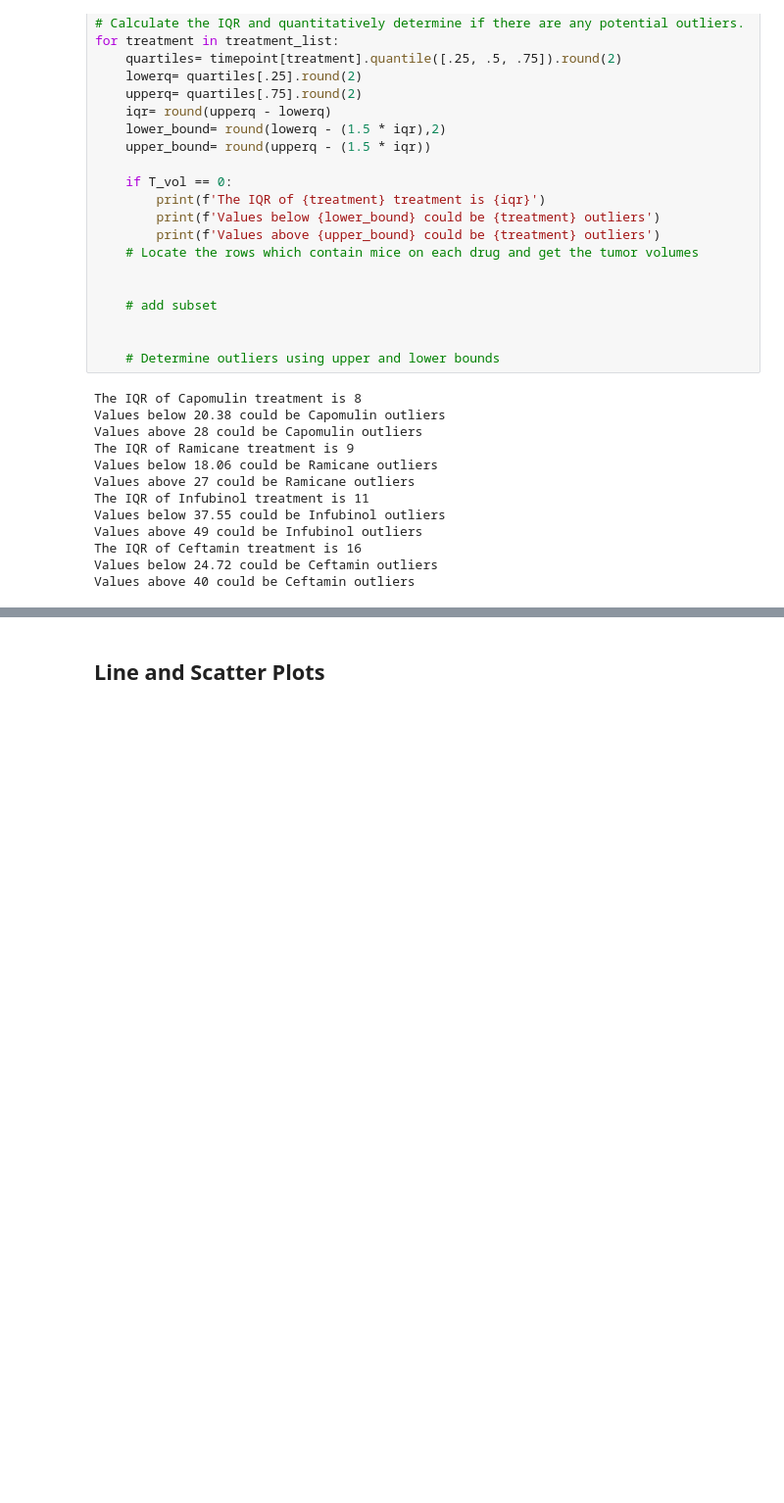
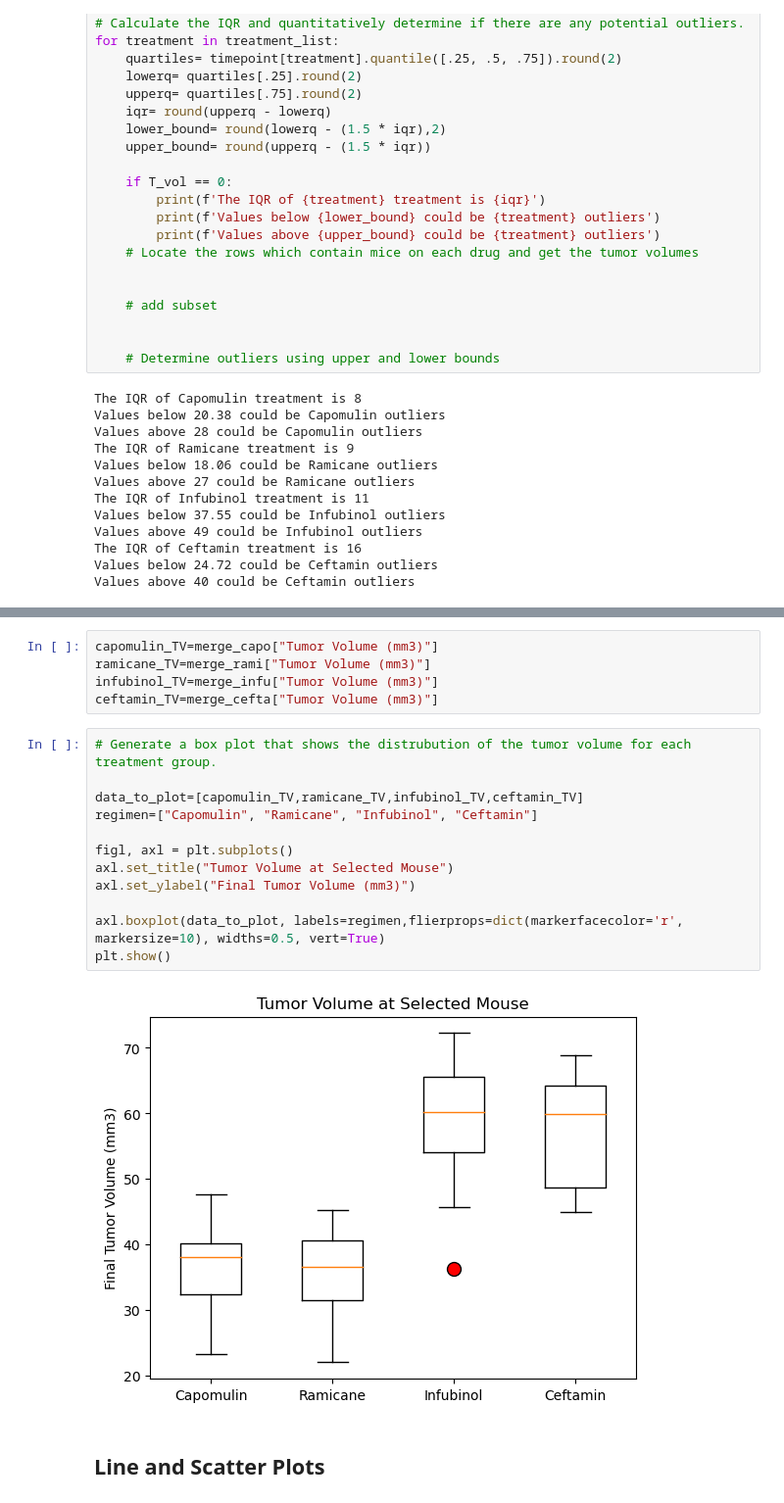
Before and after one commit to montanoemm/module5-challenge, a Jupyter notebook: Pymaceuticals/pymaceuticals.ipynb, the cells around one changed output, grey strips where cells are left out. Shown at 98% size. Saved outputs shown, nothing was run; the diff lists cells and outputs as text; blank space fills up the shorter version.

Commit message:
final review, completed graphs and dataframes

```diff
--- a/Pymaceuticals/pymaceuticals.ipynb
+++ b/Pymaceuticals/pymaceuticals.ipynb
@@ -291,2 +287,21 @@ Values above 40 could be Ceftamin outliers
+# %%
+capomulin_TV=merge_capo["Tumor Volume (mm3)"]
+ramicane_TV=merge_rami["Tumor Volume (mm3)"]
+infubinol_TV=merge_infu["Tumor Volume (mm3)"]
+ceftamin_TV=merge_cefta["Tumor Volume (mm3)"]
+# %%
+# Generate a box plot that shows the distrubution of the tumor volume for each treatment group.
+
+data_to_plot=[capomulin_TV,ramicane_TV,infubinol_TV,ceftamin_TV]
+regimen=["Capomulin", "Ramicane", "Infubinol", "Ceftamin"]
+
+figl, axl = plt.subplots()
+axl.set_title("Tumor Volume at Selected Mouse")
+axl.set_ylabel("Final Tumor Volume (mm3)")
+
+axl.boxplot(data_to_plot, labels=regimen,flierprops=dict(markerfacecolor='r', markersize=10), widths=0.5, vert=True)
+plt.show()
+# %% [output]
+[figure, added]
 # %% [markdown]
 ## Line and Scatter Plots
```
Also changed, not shown: parts of 8 cells of this notebook.
